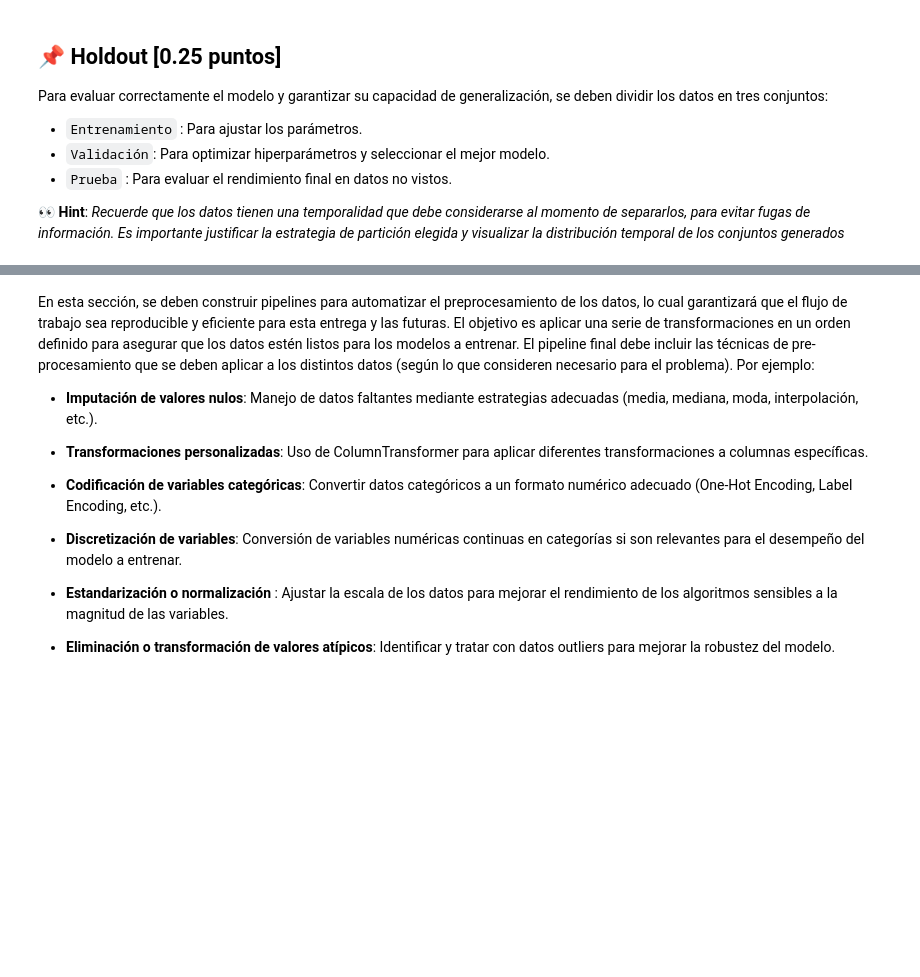
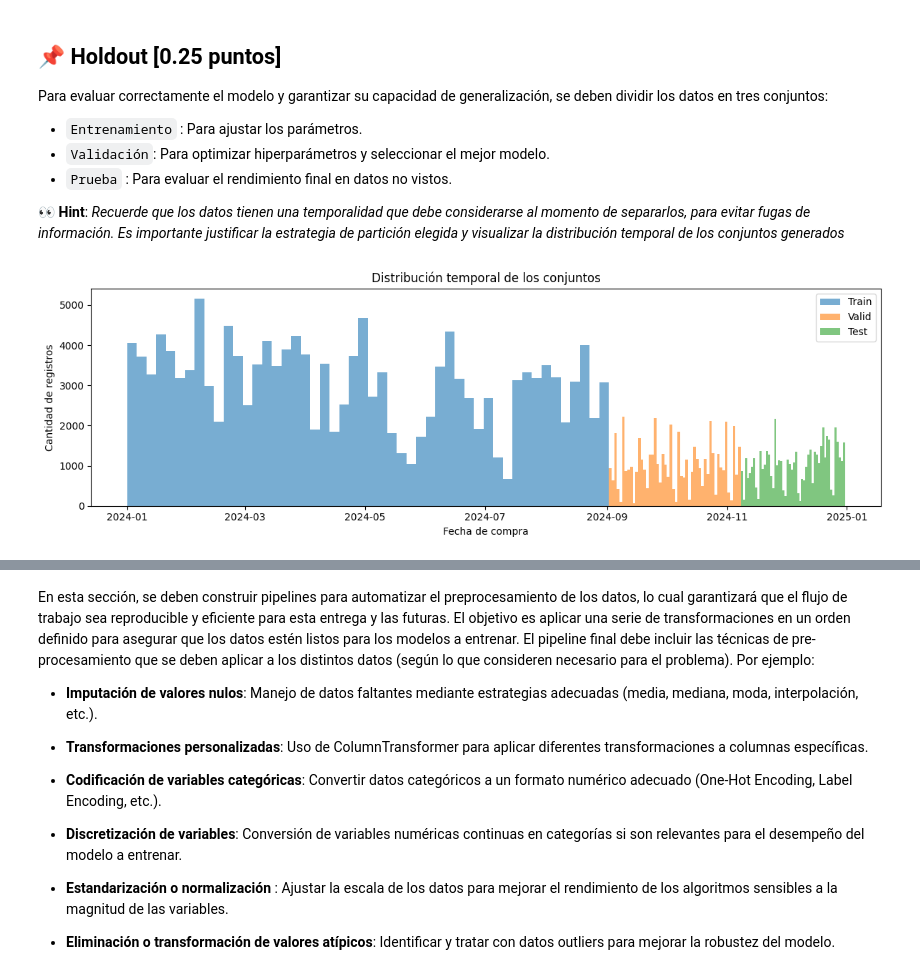
Before and after one commit to DiegoEspinozaoss/Laboratorio_Programacion_Cientifica_Proyecto, a Jupyter notebook: entrega_1/enunciado_1.ipynb, the cells around one changed output, grey strips where cells are left out. Cells and saved outputs as stored; diff of their text form; code cells hidden in the pictures; blank space fills up the shorter version.

```diff
--- a/entrega_1/enunciado_1.ipynb
+++ b/entrega_1/enunciado_1.ipynb
@@ -444,3 +442,32 @@ Para evaluar correctamente el modelo y garantizar su capacidad de generalizació
+# %%
+# Ordenar por fecha
+df = df.sort_values('purchase_date').reset_index(drop=True)
+
+# Calcular índices
+n = len(df)
+train_end = int(n * 0.6)
+valid_end = int(n * 0.8)
+
+# Crear splits
+df_train = df.iloc[:train_end]
+df_valid = df.iloc[train_end:valid_end]
+df_test  = df.iloc[valid_end:]
+
+# Verificar distribución
+import matplotlib.pyplot as plt
+
+plt.figure(figsize=(12, 4))
+plt.hist(df_train['purchase_date'], bins=50, label='Train', alpha=0.6)
+plt.hist(df_valid['purchase_date'], bins=50, label='Valid', alpha=0.6)
+plt.hist(df_test['purchase_date'], bins=50, label='Test', alpha=0.6)
+plt.legend()
+plt.title("Distribución temporal de los conjuntos")
+plt.xlabel("Fecha de compra")
+plt.ylabel("Cantidad de registros")
+plt.tight_layout()
+plt.show()
+# %% [output]
+[figure, added]
 # %% [markdown]
 ## 📌 Feature Engineering [0.5 puntos]
 
```
Also changed, not shown: parts of 1 cell of this notebook.
